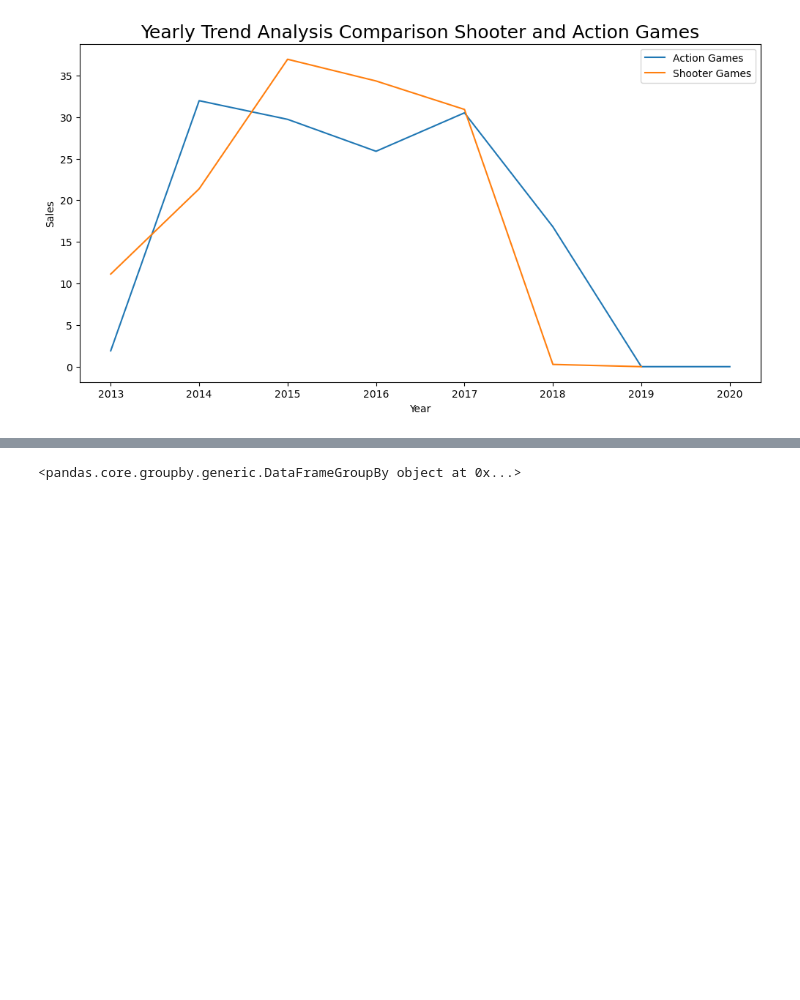
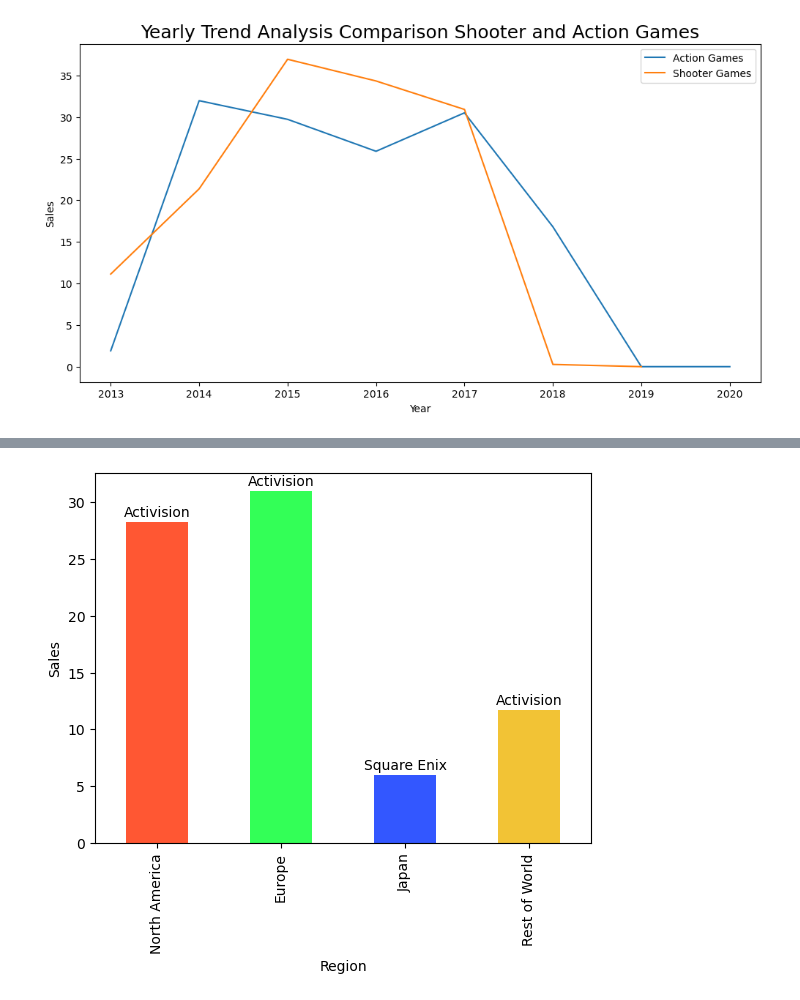
Before and after one commit to WasifRaza909/JP-python-data-analysis-course, a Jupyter notebook: 5 Projects Test/Proj-1/PS4 Games Sales.ipynb, the cells around one changed output, grey strips where cells are left out. Drawn from its saved outputs; the diff is of its cells as text; code cells hidden in the pictures; blank space fills up the shorter version.

```diff
--- a/5 Projects Test/Proj-1/PS4 Games Sales.ipynb
+++ b/5 Projects Test/Proj-1/PS4 Games Sales.ipynb
@@ -226,5 +264,26 @@ df
 # %%
-df_regions = df.groupby("Publisher")
-df_regions["North America|].
+regions = ["North America", "Europe", "Japan", "Rest of World"]
+
+df_publisher = df.groupby("Publisher").sum().reset_index()
+top_publisher_dictionary = {}
+for region in regions:
+    sorted_df_publisher = df_publisher.sort_values(by = region, ascending= False)
+    highest_sales_row = sorted_df_publisher.iloc[0]
+    top_publisher_dictionary[region]={
+        "Publisher": highest_sales_row["Publisher"],
+        "Sales": highest_sales_row[region],
+    }
+
+df_top_publisher_dictionary = pd.DataFrame(top_publisher_dictionary)
+df_top_publisher_dictionary = df_top_publisher_dictionary.T.reset_index()
+
+df_top_publisher_dictionary = df_top_publisher_dictionary.rename(columns={'index': "Region"})
+
+ax = df_top_publisher_dictionary.plot(kind='bar',x='Region',y='Sales',color=['#FF5733', '#33FF57', '#3357FF', '#F2C335'])
+ax.legend().set_visible(False)
+ax.set_ylabel("Sales")
+for i, publisher in enumerate(df_top_publisher_dictionary['Publisher']):
+    ax.annotate(publisher, (i, df_top_publisher_dictionary['Sales'][i] + 0.5),ha='center')
+plt.show()
 # %% [output]
-<pandas.core.groupby.generic.DataFrameGroupBy object at 0x...>
+[figure, added]
```
Also changed, not shown: parts of 18 cells of this notebook, 1 other file.
